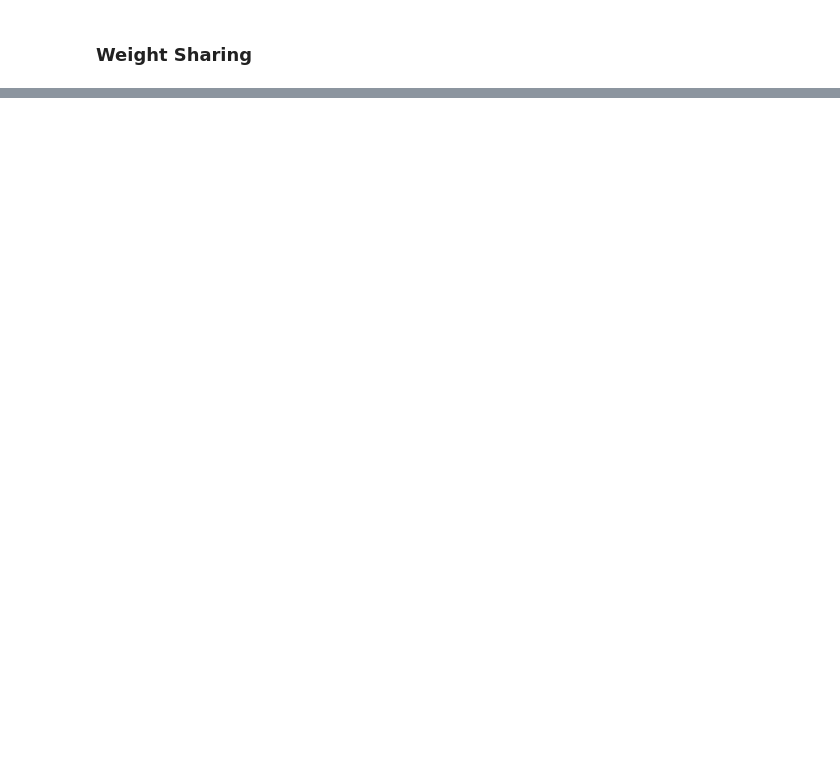
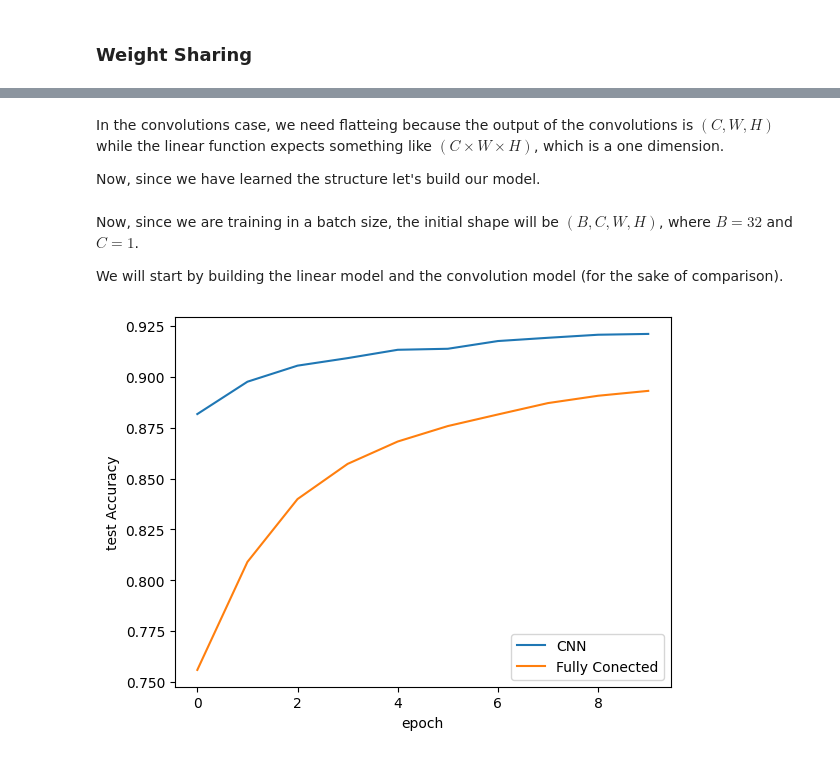
Before and after one commit to adityapribadi3/Privacy-Machine-Learning, a Jupyter notebook: MEAP/MEAP_3.ipynb, the cells around one changed output, grey strips where cells are left out. Drawn from its saved outputs; the diff is of its cells as text; code cells hidden in the pictures; blank space fills up the shorter version.

Commit message:
Feature(Convolutional Neural Network): completed summary

```diff
--- a/MEAP/MEAP_3.ipynb
+++ b/MEAP/MEAP_3.ipynb
@@ -220,0 +386,18 @@ This specific example would be called “zero padding by one”, because we adde
+# %% [markdown]
+In the convolutions case, we need flatteing because the output of the convolutions is $(C, W, H)$ while the linear function expects something like $(C \times W \times H)$, which is a one dimension.
+
+Now, since we have learned the structure let's build our model.
+# %%
+# Check and decide device to be used
+device = torch.device("cuda") if torch.cuda.is_available() else torch.device("cpu")
+
+# Batch size
+B =32
+
+# Train and eval data
+mnist_train_loader = DataLoader(mnist_data_train, batch_size=B, shuffle=True)
+mnist_test_loader = DataLoader(mnist_data_test, batch_size=B)
+# %% [markdown]
+Now, since we are training in a batch size, the initial shape will be $(B, C, W, H)$, where $B=32$ and $C=1$.
+
+We will start by building the linear model and the convolution model (for the sake of comparison).
@@ -220,0 +439,26 @@ This specific example would be called “zero padding by one”, because we adde
+# %%
+loss_func = nn.CrossEntropyLoss()
+
+cnn_results = train_simple_network(
+    model_cnn,
+    loss_func,
+    mnist_train_loader,
+    test_loader=mnist_test_loader,
+    score_funcs={'Accuracy': accuracy_score},
+    device=device,
+    epochs=10)
+
+fc_results = train_simple_network(
+    model_linear,
+    loss_func,
+    mnist_train_loader,
+    test_loader=mnist_test_loader,
+    score_funcs={'Accuracy': accuracy_score},
+    device=device,
+    epochs=10)
+# %%
+sns.lineplot(x='epoch', y='test Accuracy', data=cnn_results, label='CNN')
+sns.lineplot(x='epoch', y='test Accuracy', data=fc_results, label='Fully Conected')
+plt.show()
+# %% [output]
+[figure, added]
```
Also changed, not shown: parts of 36 cells of this notebook.
